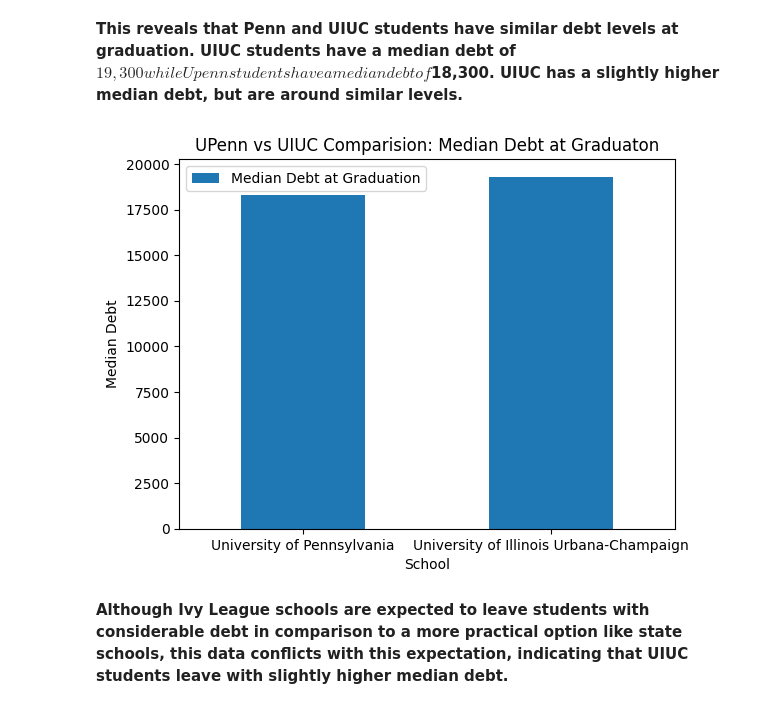
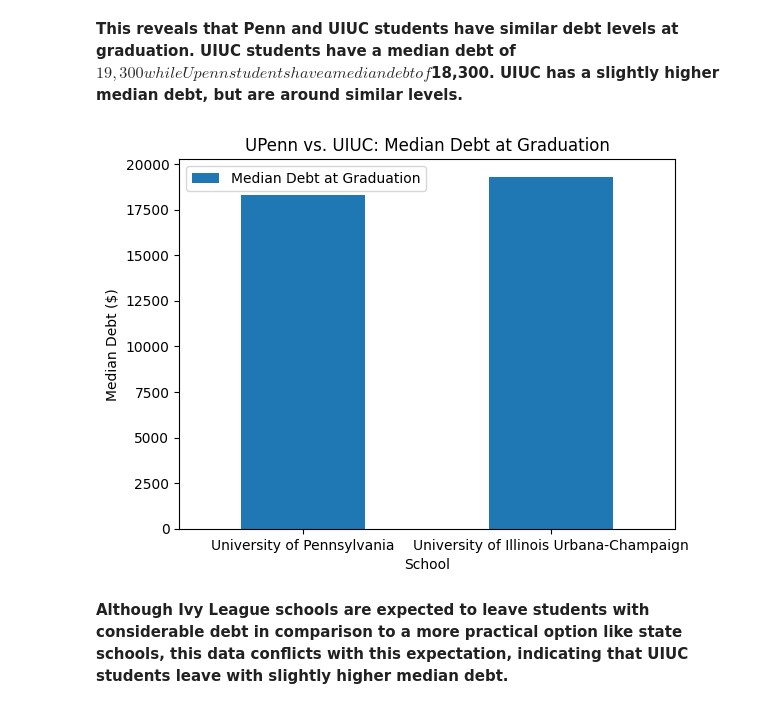
Before and after one commit to emch06/comm3180_G3_Data_Project, a Jupyter notebook: data_analysis/OVERALL/overall_analysis.ipynb, the cells around one changed output. Drawn from its saved outputs; the diff is of its cells as text; code cells hidden in the pictures.

```diff
--- a/data_analysis/OVERALL/overall_analysis.ipynb
+++ b/data_analysis/OVERALL/overall_analysis.ipynb
@@ -159,5 +200,3 @@ for col in cols:
         .replace('[$,]', '', regex=True)
         .astype(float)
     )
-# %%
-another = compare.set_index("School")[["Median Debt at Graduation"]]
@@ -170,15 +211,15 @@ another
 | University of Illinois Urbana-Cha... | 19300.0 |
 # %% [markdown]
 **This reveals that Penn and UIUC students have similar debt levels at graduation. UIUC students have a median debt of $19,300 while Upenn students have a median debt of $18,300. UIUC has a slightly higher median debt, but are around similar levels.**
-# %%
-compare.set_index("School")[["Median Debt at Graduation"]].plot(kind="bar")
-
-plt.title("UPenn vs UIUC Comparision: Median Debt at Graduaton")
-plt.ylabel("Median Debt")
-plt.xticks(rotation=0)
-plt.show()
-# %% [output]
-[figure, removed]
+# %%
+compare.set_index("School")[["Median Debt at Graduation"]].plot(kind="bar")
+
+plt.title("UPenn vs. UIUC: Median Debt at Graduation")
+plt.ylabel("Median Debt ($)")
+plt.xticks(rotation=0)
+plt.show()
+# %% [output]
+[figure, added]
 # %% [markdown]
 **Although Ivy League schools are expected to leave students with considerable debt in comparison to a more practical option like state schools, this data conflicts with this expectation, indicating that UIUC students leave with slightly higher median debt.**
 # %% [markdown]
```
Also changed, not shown: parts of 48 cells of this notebook, 13 other files.
